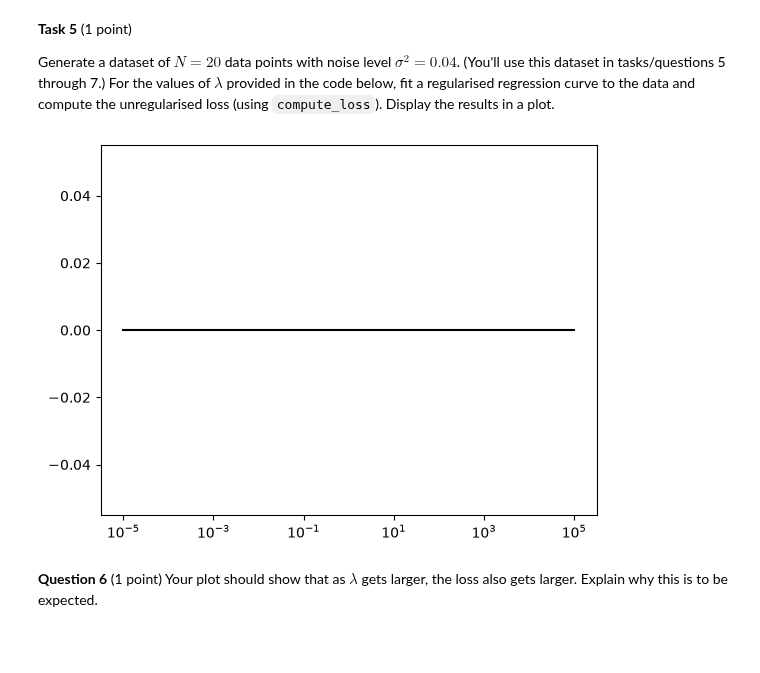
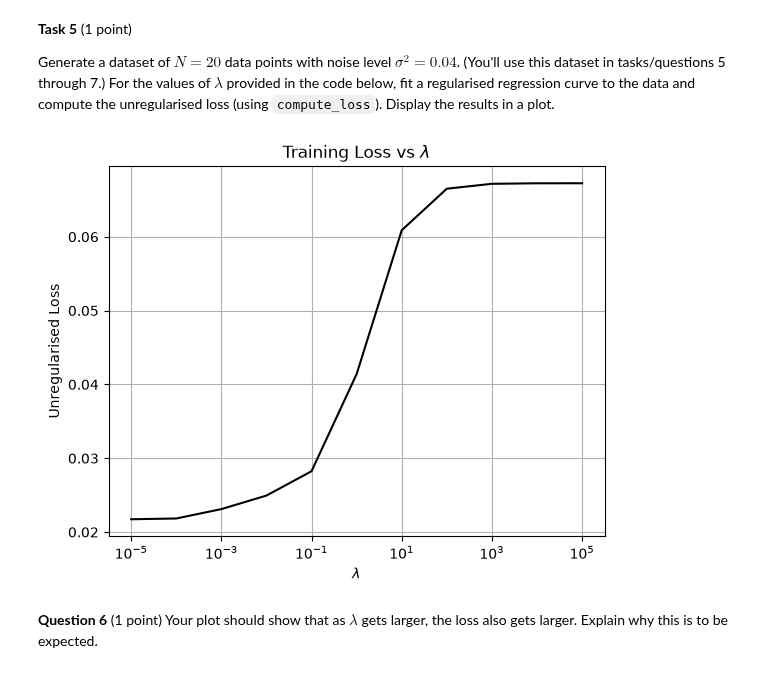
Before and after one commit to Maxouwe/MLBiihh, a Jupyter notebook: ML2026_assignment1.ipynb, the cells around one changed output. Cells and saved outputs as stored; diff of their text form; code cells hidden in the pictures; blank space fills up the shorter version.

```diff
--- a/ML2026_assignment1.ipynb
+++ b/ML2026_assignment1.ipynb
@@ -194,16 +197,26 @@ Generate a dataset of $N=20$ data points with noise level $\sigma^2 = 0.04$. (Yo
 # %%
 lambdas = 10 ** np.linspace(-5, 5, 11) # 10E-5, 10E-4, 10E-3, ..., 10E5
 losses = np.zeros_like(lambdas)
 
 rg = np.random.default_rng(seed = 0)
 
-# Your code here
+# Generate dataset of N=20 points with noise level sigma^2 = 0.04
+xs_20, ts_20 = generate_data(20, 0.04)
+X_20 = compute_X_matrix(xs_20)
 
+# Fit ridge regression and compute unregularised training loss for each lambda
+for i, l in enumerate(lambdas):
+    w = fit_ridge(X_20, ts_20, l)
+    losses[i] = compute_loss(w, X_20, ts_20)
 
 plt.semilogx(lambdas, losses, c='black')
+plt.xlabel(r'$\lambda$')
+plt.ylabel('Unregularised Loss')
+plt.title(r'Training Loss vs $\lambda$')
+plt.grid(True)
 plt.show()
 # %% [output]
-[figure, old version]
+[figure, new version]
 # %% [markdown]
 **Question 6** (1 point) Your plot should show that as $\lambda$ gets larger, the loss also gets larger. Explain why this is to be expected.
 # %% [markdown]
```
Also changed, not shown: parts of 16 cells of this notebook.
